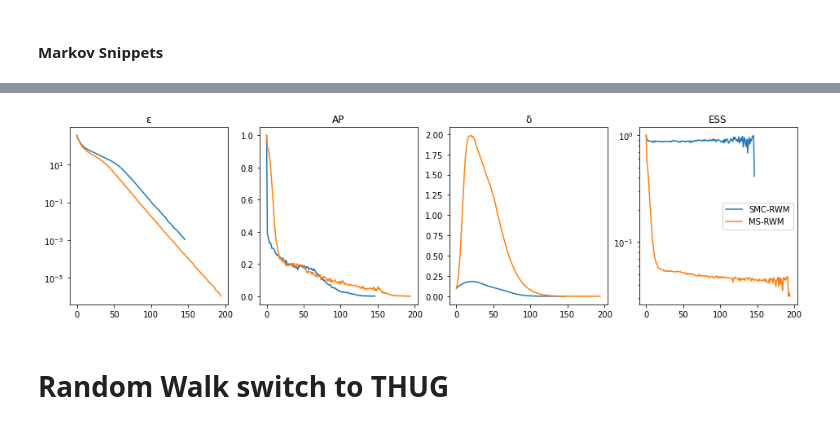
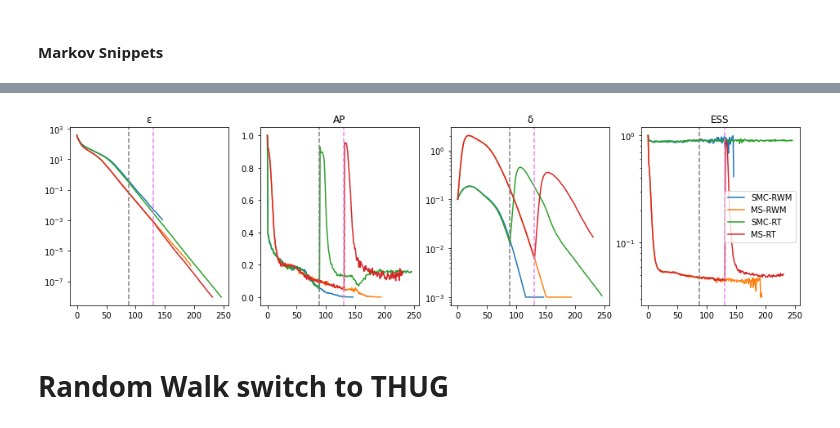
Before and after one commit to MauroCE/ManifoldSampling, a Jupyter notebook: Experiment 81 - SMC-RWM vs MS-RWM on D-dimensional ellipsoid with adaptive epsilon and delta.ipynb, the cells around one changed output, grey strips where cells are left out. Saved outputs shown, nothing was run; the diff lists cells and outputs as text; code cells hidden in the pictures.

```diff
--- a/Experiment 81 - SMC-RWM vs MS-RWM on D-dimensional ellipsoid with adaptive epsilon and delta.ipynb
+++ b/Experiment 81 - SMC-RWM vs MS-RWM on D-dimensional ellipsoid with adaptive epsilon and delta.ipynb
@@ -119,27 +119,44 @@ Iteration:  2
 # %%
 fig, ax = plt.subplots(ncols=4, figsize=(16, 4))
 # Tolerances
 ax[0].plot(SMC_RWM.εs, label='SMC-RWM')
 ax[0].plot(MS_RWM.εs, label='MS-RWM')
+ax[0].plot(SMC_RWM_THEN_THUG.ϵs, label='SMC-RT')
+ax[0].plot(MS_RWM_THEN_THUG.ϵs, label='MS-RT')
+ax[0].axvline(x=SMC_RWM_THEN_THUG.n_switch-1, color='gray', linestyle='--')
+ax[0].axvline(x=MS_RWM_THEN_THUG.n_switch-1, color='violet', linestyle='--')
 ax[0].set_yscale('log')
 ax[0].set_title("ε")
 # Acceptance Probability
 ax[1].plot(SMC_RWM.APS, label='SMC-RWM')
 ax[1].plot(MS_RWM.PROP_MOVED, label='MS-RWM')
+ax[1].plot(SMC_RWM_THEN_THUG.APS, label='SMC-RT')
+ax[1].plot(MS_RWM_THEN_THUG.PROP_MOVED, label='MS-RT')
+ax[1].axvline(x=SMC_RWM_THEN_THUG.n_switch-1, color='gray', linestyle='--')
+ax[1].axvline(x=MS_RWM_THEN_THUG.n_switch-1, color='violet', linestyle='--')
 ax[1].set_title("AP")
 # Step size
 ax[2].plot(SMC_RWM.δs, label='SMC-RWM')
 ax[2].plot(MS_RWM.δs, label='MS-RWM')
+ax[2].plot(SMC_RWM_THEN_THUG.δs, label='SMC-RT')
+ax[2].plot(MS_RWM_THEN_THUG.δs, label='MS-RT')
+ax[2].axvline(x=SMC_RWM_THEN_THUG.n_switch-1, color='gray', linestyle='--')
+ax[2].axvline(x=MS_RWM_THEN_THUG.n_switch-1, color='violet', linestyle='--')
+ax[2].set_yscale('log')
 ax[2].set_title("δ")
 # ESS
 ax[3].plot(np.array(SMC_RWM.ESS) / SMC_RWM.N, label='SMC-RWM')
 ax[3].plot(np.array(MS_RWM.ESS) / (MS_RWM.N*(MS_RWM.B+1)), label='MS-RWM')
+ax[3].plot(np.array(SMC_RWM_THEN_THUG.ESS) / SMC_RWM_THEN_THUG.N, label='SMC-RT')
+ax[3].plot(np.array(MS_RWM_THEN_THUG.ESS) / (MS_RWM_THEN_THUG.N*(MS_RWM_THEN_THUG.B+1)), label='MS-RT')
+ax[3].axvline(x=SMC_RWM_THEN_THUG.n_switch-1, color='gray', linestyle='--')
+ax[3].axvline(x=MS_RWM_THEN_THUG.n_switch-1, color='violet', linestyle='--')
 ax[3].set_title("ESS")
 ax[3].set_yscale('log')
 plt.legend()
 plt.show()
 # %% [output]
-[figure, old version]
+[figure, new version]
 # %% [markdown]
 # Random Walk switch to THUG
 # %% [markdown]
```
Also changed, not shown: parts of 2 cells of this notebook.
